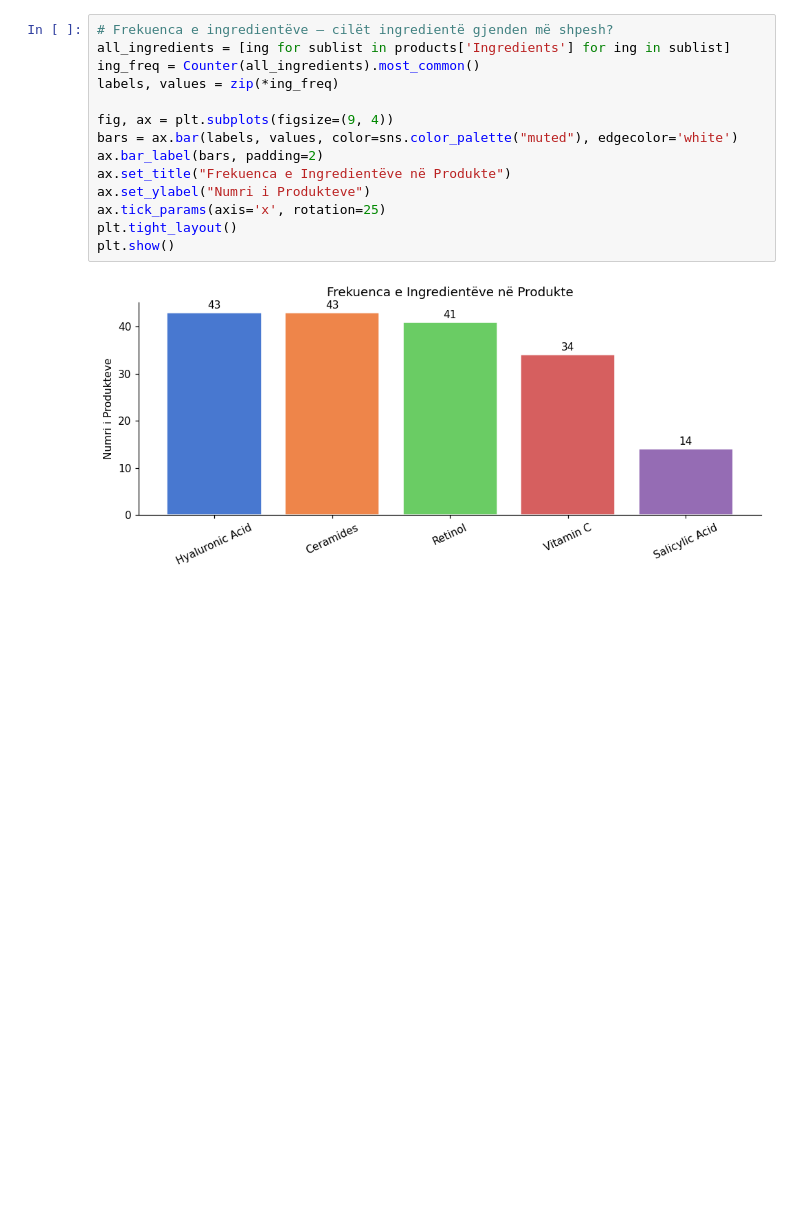
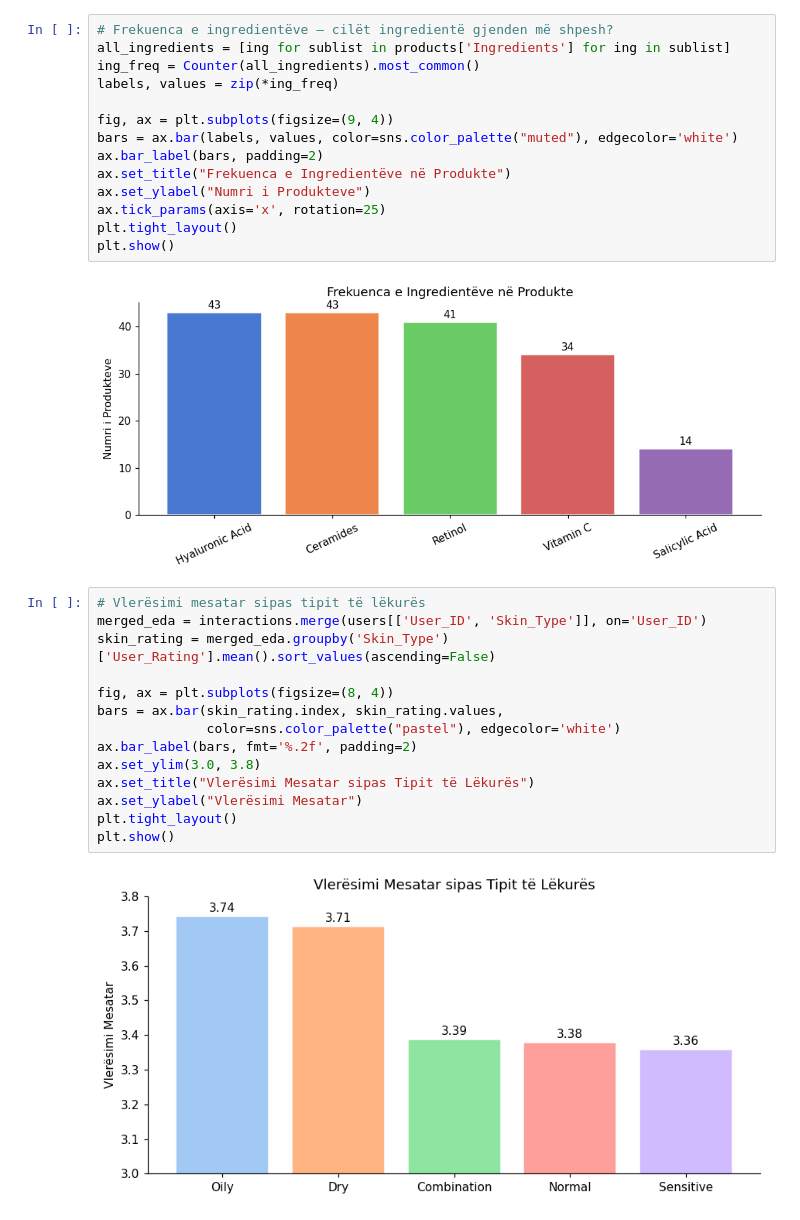
Before and after one commit to Sara587979/AI-Skincare-Personalization, a Jupyter notebook: skincare_ml.ipynb, the cells around one changed output. Cells and saved outputs as stored; diff of their text form; blank space fills up the shorter version.

Commit message:
add average rating breakdown by skin type

```diff
--- a/skincare_ml.ipynb
+++ b/skincare_ml.ipynb
@@ -320,3 +320,19 @@ plt.tight_layout()
 plt.show()
 # %% [output]
 [figure]
+# %%
+# Vlerësimi mesatar sipas tipit të lëkurës
+merged_eda = interactions.merge(users[['User_ID', 'Skin_Type']], on='User_ID')
+skin_rating = merged_eda.groupby('Skin_Type')['User_Rating'].mean().sort_values(ascending=False)
+
+fig, ax = plt.subplots(figsize=(8, 4))
+bars = ax.bar(skin_rating.index, skin_rating.values,
+              color=sns.color_palette("pastel"), edgecolor='white')
+ax.bar_label(bars, fmt='%.2f', padding=2)
+ax.set_ylim(3.0, 3.8)
+ax.set_title("Vlerësimi Mesatar sipas Tipit të Lëkurës")
+ax.set_ylabel("Vlerësimi Mesatar")
+plt.tight_layout()
+plt.show()
+# %% [output]
+[figure, added]
```
